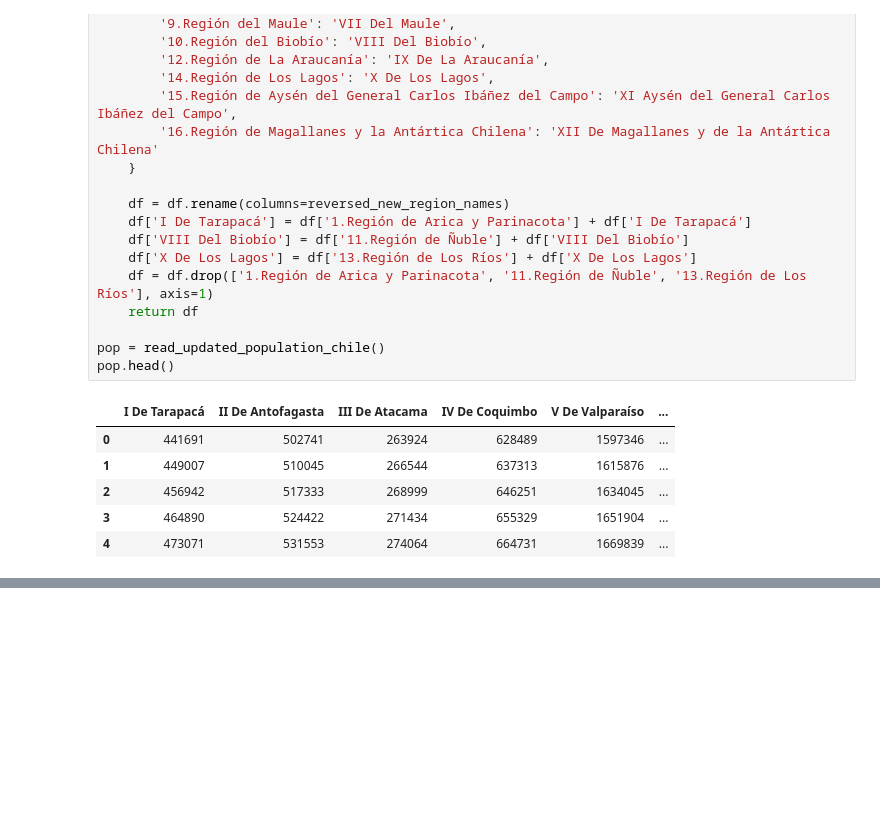
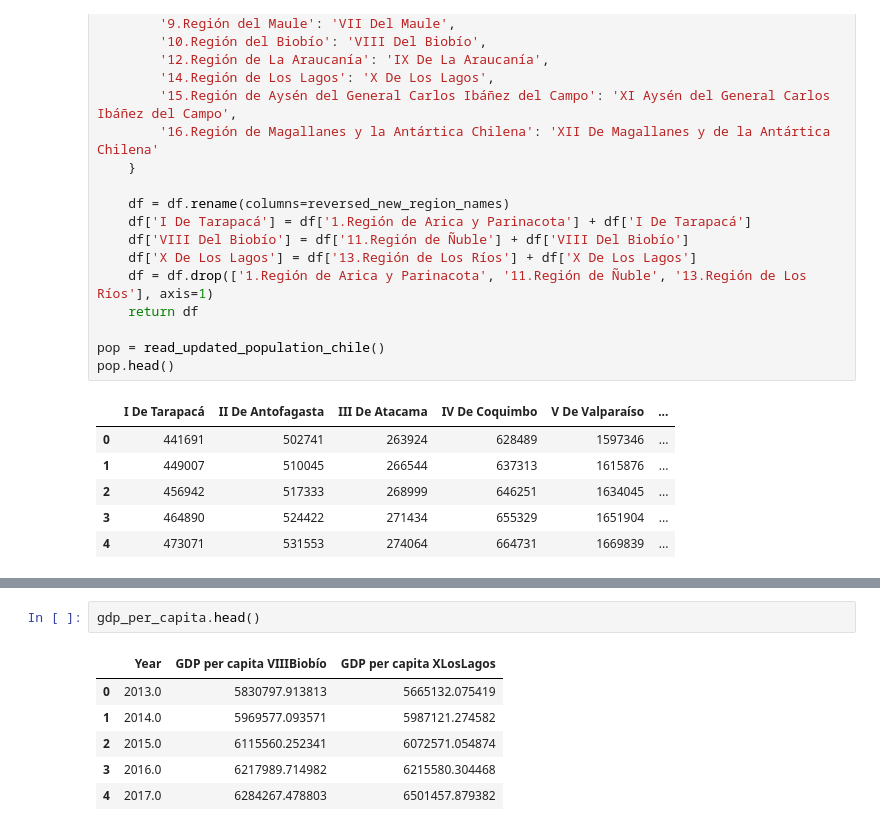
Before and after one commit to diodz/dpl-earthquakes, a Jupyter notebook: notebooks/explore.ipynb, the cells around one changed output, grey strips where cells are left out. Drawn from its saved outputs; the diff is of its cells as text; blank space fills up the shorter version.

```diff
--- a/notebooks/explore.ipynb
+++ b/notebooks/explore.ipynb
@@ -92,0 +108,9 @@ KeyError: 'I Región de Antofagasta'
+# %%
+gdp_per_capita.head()
+# %% [output]
+|  | Year | GDP per capita VIIIBiobío | GDP per capita XLosLagos |
+| 0 | 2013.0 | 5830797.913813 | 5665132.075419 |
+| 1 | 2014.0 | 5969577.093571 | 5987121.274582 |
+| 2 | 2015.0 | 6115560.252341 | 6072571.054874 |
+| 3 | 2016.0 | 6217989.714982 | 6215580.304468 |
+| 4 | 2017.0 | 6284267.478803 | 6501457.879382 |
```
Also changed, not shown: parts of 2 cells of this notebook, 2 other files.
